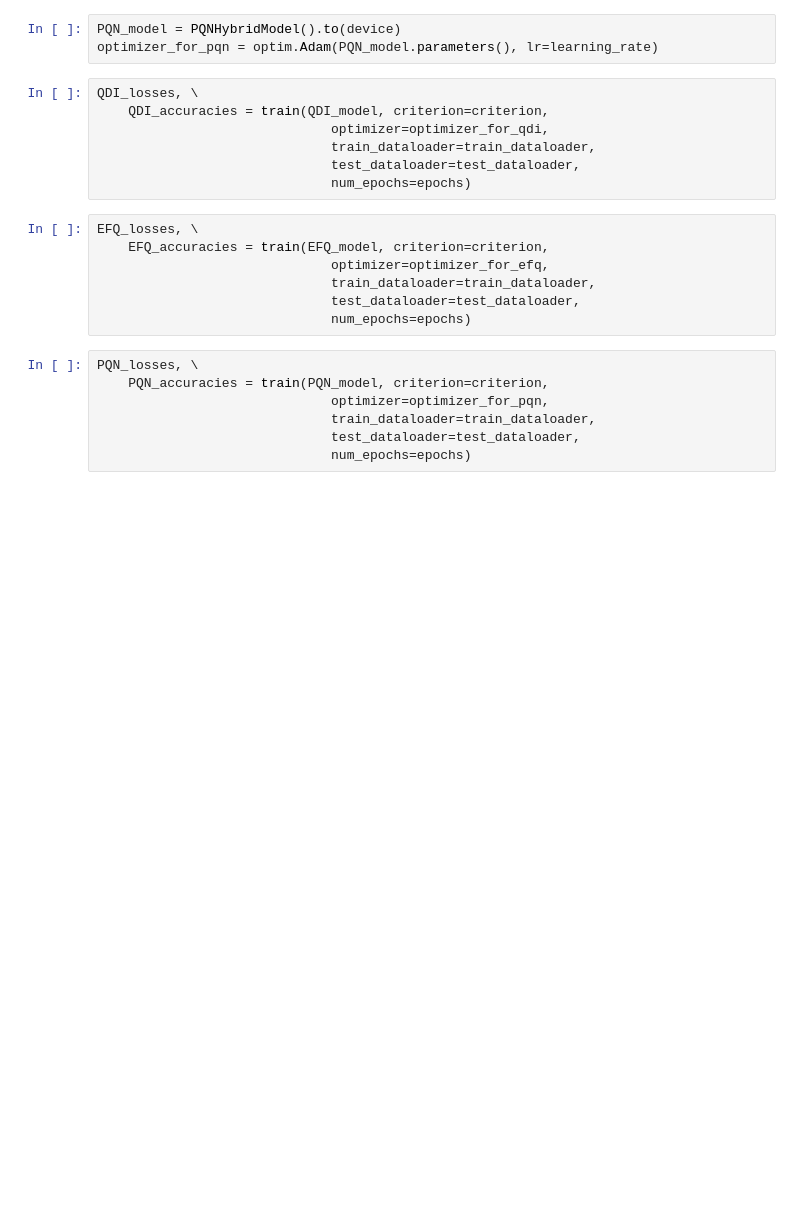
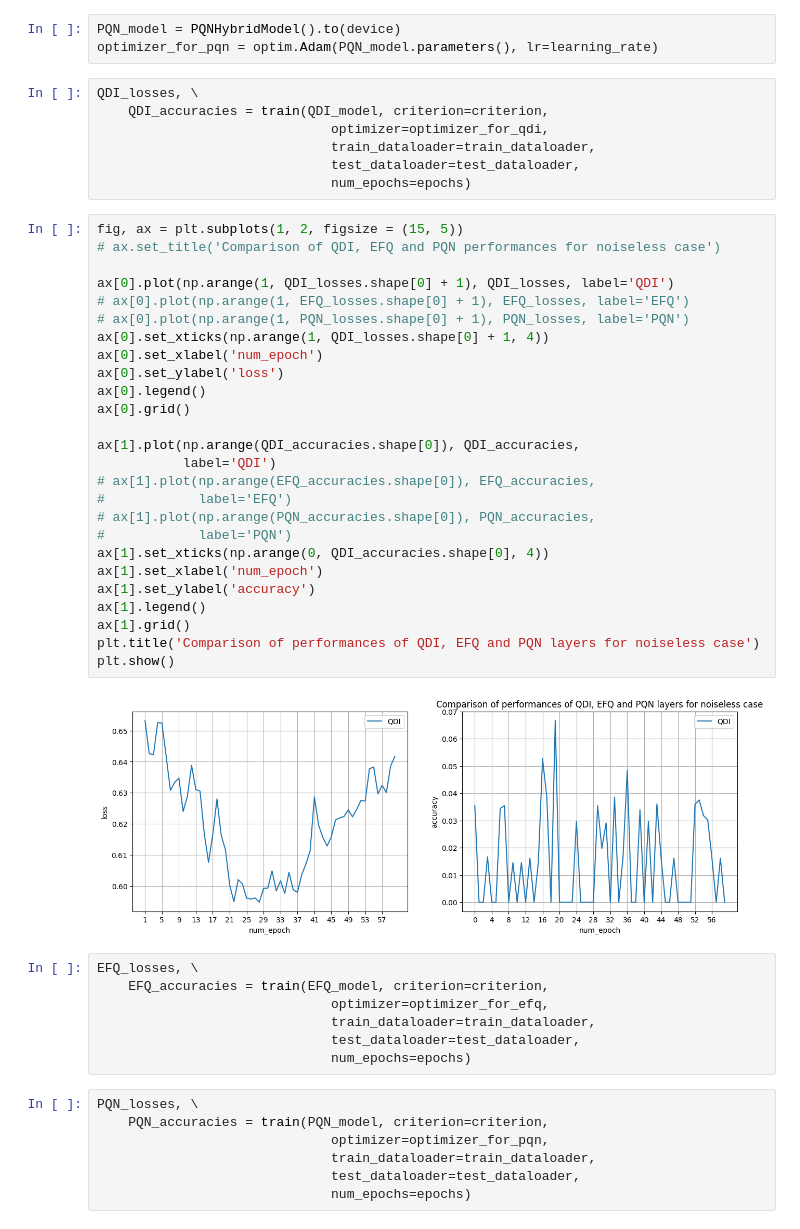
Before and after one commit to den1shh/summer-school-qml, a Jupyter notebook: qnn.ipynb, the cells around one changed output. Saved outputs shown, nothing was run; the diff lists cells and outputs as text; blank space fills up the shorter version.

```diff
--- a/qnn.ipynb
+++ b/qnn.ipynb
@@ -270,6 +297,34 @@ QDI_losses, \
                               train_dataloader=train_dataloader,
                               test_dataloader=test_dataloader,
                               num_epochs=epochs)
+# %%
+fig, ax = plt.subplots(1, 2, figsize = (15, 5))
+# ax.set_title('Comparison of QDI, EFQ and PQN performances for noiseless case')
+
+ax[0].plot(np.arange(1, QDI_losses.shape[0] + 1), QDI_losses, label='QDI')
+# ax[0].plot(np.arange(1, EFQ_losses.shape[0] + 1), EFQ_losses, label='EFQ')
+# ax[0].plot(np.arange(1, PQN_losses.shape[0] + 1), PQN_losses, label='PQN')
+ax[0].set_xticks(np.arange(1, QDI_losses.shape[0] + 1, 4))
+ax[0].set_xlabel('num_epoch')
+ax[0].set_ylabel('loss')
+ax[0].legend()
+ax[0].grid()
+
+ax[1].plot(np.arange(QDI_accuracies.shape[0]), QDI_accuracies,
+           label='QDI')
+# ax[1].plot(np.arange(EFQ_accuracies.shape[0]), EFQ_accuracies,
+#            label='EFQ')
+# ax[1].plot(np.arange(PQN_accuracies.shape[0]), PQN_accuracies,
+#            label='PQN')
+ax[1].set_xticks(np.arange(0, QDI_accuracies.shape[0], 4))
+ax[1].set_xlabel('num_epoch')
+ax[1].set_ylabel('accuracy')
+ax[1].legend()
+ax[1].grid()
+plt.title('Comparison of performances of QDI, EFQ and PQN layers for noiseless case')
+plt.show()
+# %% [output]
+[figure, added]
 # %%
 EFQ_losses, \
     EFQ_accuracies = train(EFQ_model, criterion=criterion,
```
Also changed, not shown: parts of 4 cells of this notebook.
